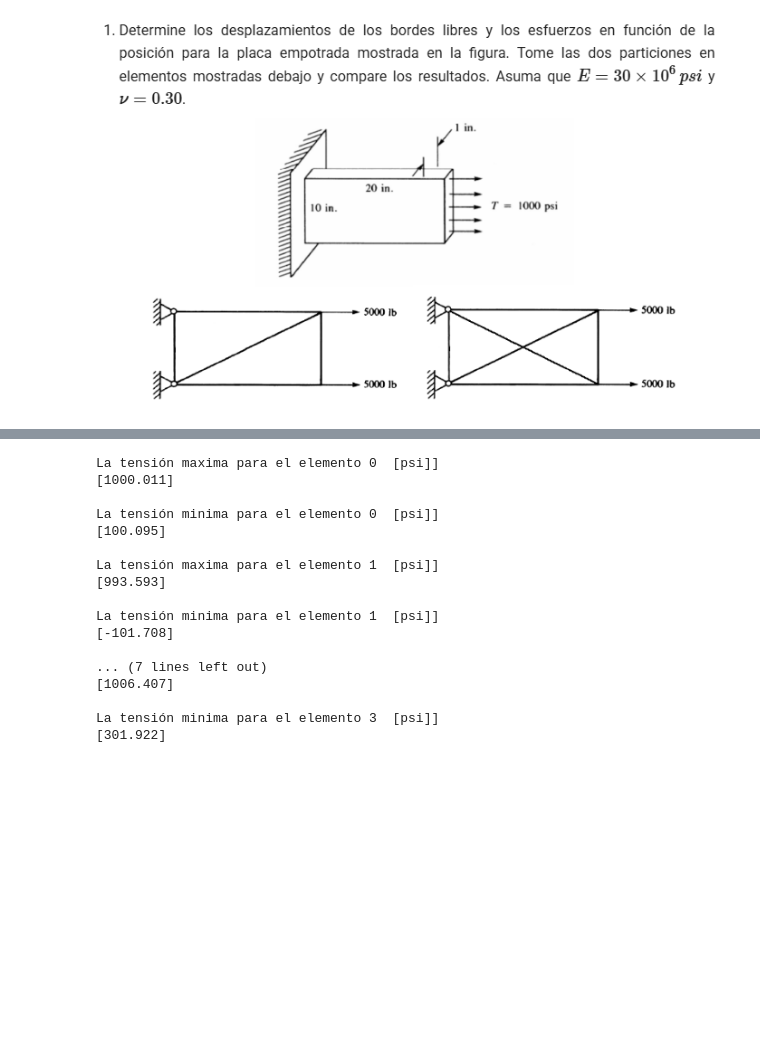
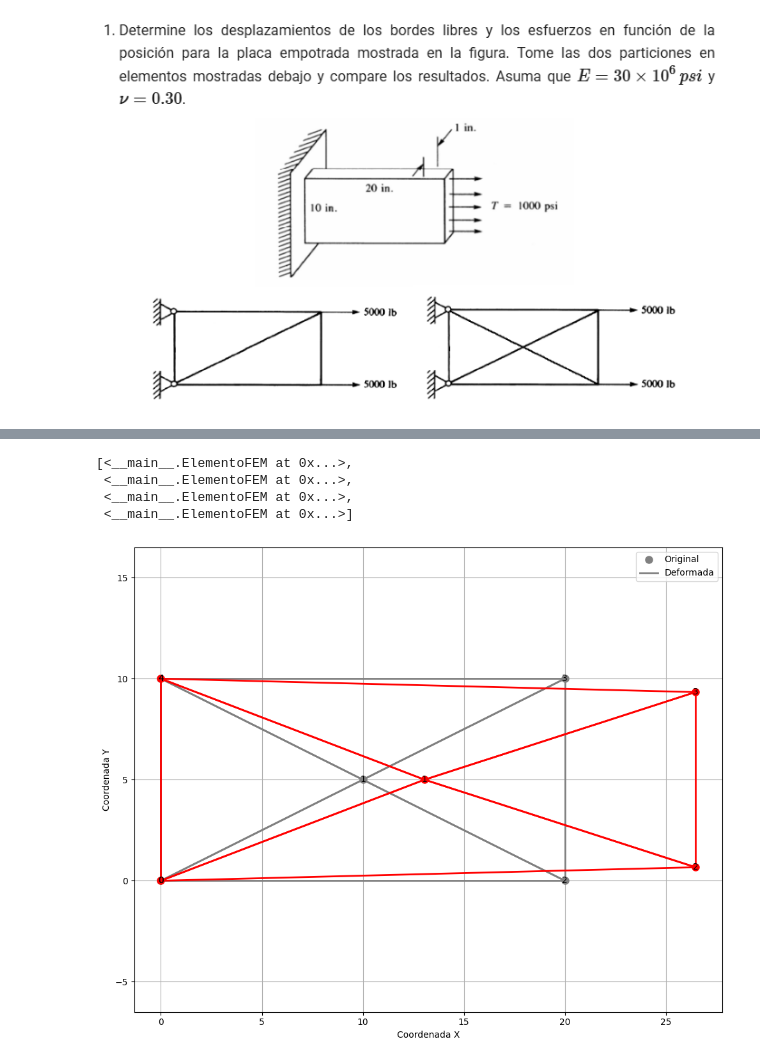
Before and after one commit to RoyGuz/MPP-ITJS-CondoriRoyer, a Jupyter notebook: MPP-Practicas/Guia4/Guia5 - Ej1.ipynb, the cells around one changed output, grey strips where cells are left out. Saved outputs shown, nothing was run; the diff lists cells and outputs as text; code cells hidden in the pictures; blank space fills up the shorter version.

```diff
--- a/MPP-Practicas/Guia4/Guia5 - Ej1.ipynb
+++ b/MPP-Practicas/Guia4/Guia5 - Ej1.ipynb
@@ -310,29 +302,57 @@ calculoDeTension(MC1,elementos1,U1)
 # print('Desplazamientos calculados [(1E-6) in]')
 # print(np.round(U1/1e-6,1),'\n')
 
-for e in range(MC1.shape[0]):
+# for e in range(MC1.shape[0]):
 
-    # print('Tensiones calculados para el elmento',e,'[psi]')
-    # print(np.round(elementos1[e].Tension,1),'\n')
-    print('La tensión maxima para el elemento',e,' [psi]] ')
-    print(np.round(elementos1[e].TensionMax,3),'\n')
-    print('La tensión minima para el elemento',e,' [psi]] ')
-    print(np.round(elementos1[e].TensionMin,3),'\n')
+#     print('Tensiones calculados para el elmento',e,'[psi]')
+#     print(np.round(elementos1[e].Tension,1),'\n')
+#     # print('La tensión maxima para el elemento',e,' [psi]] ')
+#     # print(np.round(elementos1[e].TensionMax,3),'\n')
+#     # print('La tensión minima para el elemento',e,' [psi]] ')
+#     # print(np.round(elementos1[e].TensionMin,3),'\n')
 # %% [output]
-La tensión maxima para el elemento 0  [psi]]
-[1000.011]
-
-La tensión minima para el elemento 0  [psi]]
-[100.095]
-
-La tensión maxima para el elemento 1  [psi]]
-[993.593]
-
-La tensión minima para el elemento 1  [psi]]
-[-101.708]
-
-... (7 lines left out)
-[1006.407]
-
-La tensión minima para el elemento 3  [psi]]
-[301.922]
+[<__main__.ElementoFEM at 0x...>,
+ <__main__.ElementoFEM at 0x...>,
+ <__main__.ElementoFEM at 0x...>,
+ <__main__.ElementoFEM at 0x...>]
+# %%
+def graficar_armadura_con_deformacion(MN, MC, U, factor_amplificacion=1000):
+
+    U_reshaped = U.reshape(-1, 2)
+
+    MN_deformed = MN + U_reshaped * factor_amplificacion
+
+    fig1, ax1 = plt.subplots(figsize=(10, 8))
+    graficar_armadura(ax1, MN, MC, 'Comparación Original vs Deformada', color='gray', linestyle='-')
+    graficar_armadura(ax1, MN_deformed, MC, '', color='red')
+    ax1.legend(['Original', 'Deformada'])
+
+    plt.tight_layout()
+    plt.show()
+
+def graficar_armadura(ax, MN, MC, title, color='blue', linestyle='-'):
+    """Función auxiliar para graficar armadura"""
+
+    ax.plot(MN[:, 0], MN[:, 1], 'o', color=color, markersize=8)
+
+    for elemento in MC:
+        for i in range(len(elemento)-1):
+            for j in range(i+1, len(elemento)):
+                nodo_inicio = elemento[i]
+                nodo_fin = elemento[j]
+                x = [MN[nodo_inicio, 0], MN[nodo_fin, 0]]
+                y = [MN[nodo_inicio, 1], MN[nodo_fin, 1]]
+                ax.plot(x, y, linestyle=linestyle, color=color, linewidth=2)
+
+    for i, (x, y) in enumerate(MN):
+        ax.text(x, y, f'{i}', color='black', fontsize=10, ha='center', va='center')
+
+    ax.set_xlabel('Coordenada X')
+    ax.set_ylabel('Coordenada Y')
+    ax.set_title(title)
+    ax.grid(True)
+    ax.axis('equal')
+# %%
+graficar_armadura_con_deformacion(MN1, MC1, U1,10000)
+# %% [output]
+[figure, added]
```
Also changed, not shown: parts of 3 cells of this notebook, 8 other files.
